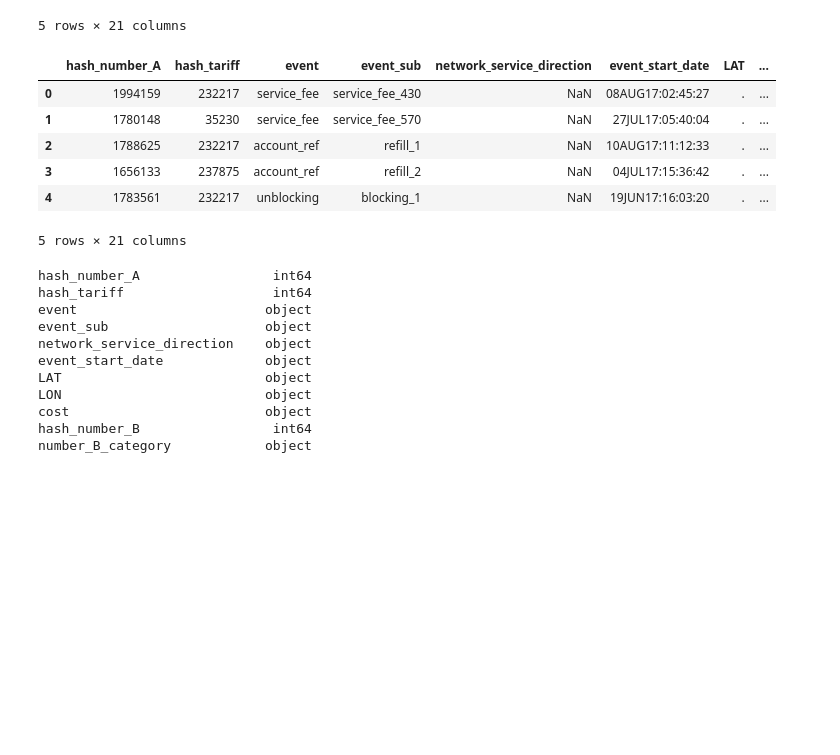
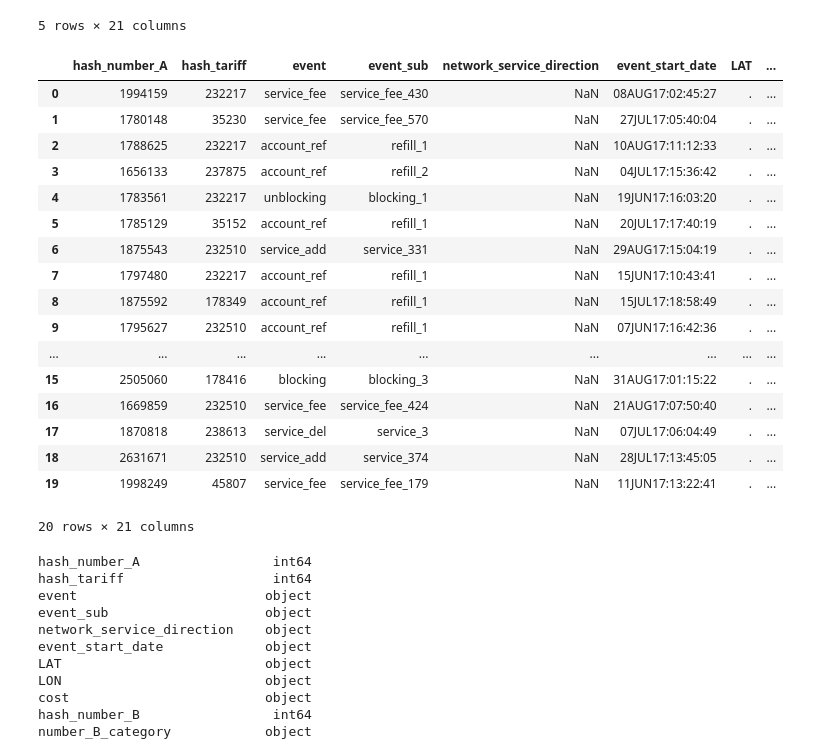
Before and after one commit to Natalia2015/first-python-notebook, a Jupyter notebook: 17may.ipynb, the cells around one changed output. Cells and saved outputs as stored; diff of their text form; code cells hidden in the pictures; blank space fills up the shorter version.

```diff
--- a/17may.ipynb
+++ b/17may.ipynb
@@ -131,15 +128,26 @@ df1.head()
 | 4 | 1783561 | 232217 | unblocking | blocking_1 | NaN | 19JUN17:16:03:20 | . | ... |
 5 rows × 21 columns
 # %%
-df1.head(5)
+df1.head(20)
 # %% [output]
 |  | hash_number_A | hash_tariff | event | event_sub | network_service_direction | event_start_date | LAT | ... |
 | 0 | 1994159 | 232217 | service_fee | service_fee_430 | NaN | 08AUG17:02:45:27 | . | ... |
 | 1 | 1780148 | 35230 | service_fee | service_fee_570 | NaN | 27JUL17:05:40:04 | . | ... |
 | 2 | 1788625 | 232217 | account_ref | refill_1 | NaN | 10AUG17:11:12:33 | . | ... |
 | 3 | 1656133 | 237875 | account_ref | refill_2 | NaN | 04JUL17:15:36:42 | . | ... |
 | 4 | 1783561 | 232217 | unblocking | blocking_1 | NaN | 19JUN17:16:03:20 | . | ... |
+| 5 | 1785129 | 35152 | account_ref | refill_1 | NaN | 20JUL17:17:40:19 | . | ... |
+| 6 | 1875543 | 232510 | service_add | service_331 | NaN | 29AUG17:15:04:19 | . | ... |
+| 7 | 1797480 | 232217 | account_ref | refill_1 | NaN | 15JUN17:10:43:41 | . | ... |
+| 8 | 1875592 | 178349 | account_ref | refill_1 | NaN | 15JUL17:18:58:49 | . | ... |
+| 9 | 1795627 | 232510 | account_ref | refill_1 | NaN | 07JUN17:16:42:36 | . | ... |
+| ... | ... | ... | ... | ... | ... | ... | ... | ... |
+| 15 | 2505060 | 178416 | blocking | blocking_3 | NaN | 31AUG17:01:15:22 | . | ... |
+| 16 | 1669859 | 232510 | service_fee | service_fee_424 | NaN | 21AUG17:07:50:40 | . | ... |
+| 17 | 1870818 | 238613 | service_del | service_3 | NaN | 07JUL17:06:04:49 | . | ... |
+| 18 | 2631671 | 232510 | service_add | service_374 | NaN | 28JUL17:13:45:05 | . | ... |
+| 19 | 1998249 | 45807 | service_fee | service_fee_179 | NaN | 11JUN17:13:22:41 | . | ... |
-5 rows × 21 columns
+20 rows × 21 columns
 # %%
 df1.dtypes
 # %% [output]
```
Also changed, not shown: parts of 42 cells of this notebook, 3 other files.
